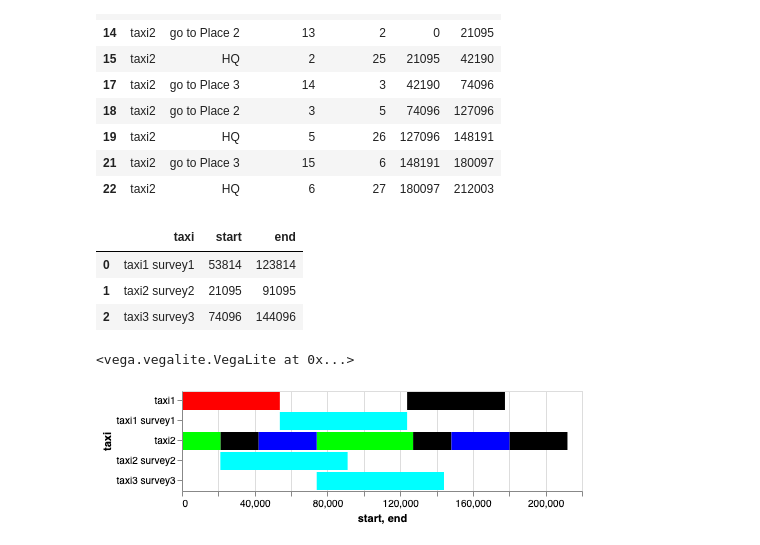
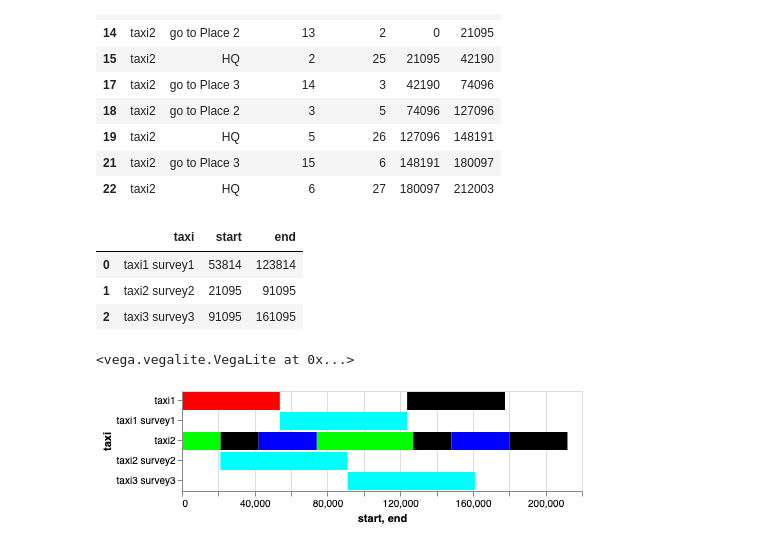
Before and after one commit to lucasPDY/Machine-Learning-with-MiniZinc, a Jupyter notebook: Taxi/taxi.ipynb, the cells around one changed output. Drawn from its saved outputs; the diff is of its cells as text; code cells hidden in the pictures.

Commit message:
Updated trip duration

```diff
--- a/Taxi/taxi.ipynb
+++ b/Taxi/taxi.ipynb
@@ -351,5 +384,3 @@ NameError: name 'category_duration' is not defined
 # df.plot(style=['o','rx'])
 # %%
 # plt.boxplot(df_wall['predicted_val'])
-# %%
-temp_df = df_wall[['dropoff_latitude','dropoff_longitude','dist_pickup_to_dropoff','trip_duration']]
@@ -813,8 +816,13 @@ a
 # routeOf = [1, 7, 7, 1, 7, 7, 1, 2, 3, 4, 5, 6, 7, 8, 9, 10, 11, 12, 1, 2, 3, 4, 5, 6, 7, 8, 9, 10, 11, 12];
 # time = [69971, 89805, 144605, 71771, 91605, 146405, 0, 141742, 141742, 141742, 141742, 0, 0, 267970, 267970, 267970, 267970, 0, 141742, 141742, 141742, 141742, 0, 0, 267970, 267970, 267970, 267970, 0, 0]
 
+# successor = [4, 25, 5, 19, 26, 27, 1, 20, 21, 22, 23, 24, 2, 3, 6, 28, 29, 30, 8, 9, 10, 11, 12, 13, 14, 15, 16, 17, 18, 7];
+# routeOf = [1, 7, 8, 1, 8, 9, 1, 2, 3, 4, 5, 6, 7, 8, 9, 10, 11, 12, 1, 2, 3, 4, 5, 6, 7, 8, 9, 10, 11, 12];
+# time = [53814, 21095, 74096, 123814, 127096, 180097, 0, 177628, 177628, 177628, 177628, 0, 0, 42190, 148191, 212003, 212003, 0, 177628, 177628, 177628, 177628, 0, 0, 42190, 148191, 212003, 212003, 0, 0];
+
+# surveyStart = [53814, 21095, 74096];
+
 successor = [4, 25, 5, 19, 26, 27, 1, 20, 21, 22, 23, 24, 2, 3, 6, 28, 29, 30, 8, 9, 10, 11, 12, 13, 14, 15, 16, 17, 18, 7];
 routeOf = [1, 7, 8, 1, 8, 9, 1, 2, 3, 4, 5, 6, 7, 8, 9, 10, 11, 12, 1, 2, 3, 4, 5, 6, 7, 8, 9, 10, 11, 12];
 time = [53814, 21095, 74096, 123814, 127096, 180097, 0, 177628, 177628, 177628, 177628, 0, 0, 42190, 148191, 212003, 212003, 0, 177628, 177628, 177628, 177628, 0, 0, 42190, 148191, 212003, 212003, 0, 0];
-
-surveyStart = [53814, 21095, 74096];
+surveyStart = [53814, 21095, 91095];
@@ -906,27 +902,28 @@ survey2_df
 |  | taxi | start | end |
 | 0 | taxi1 survey1 | 53814 | 123814 |
 | 1 | taxi2 survey2 | 21095 | 91095 |
-| 2 | taxi3 survey3 | 74096 | 144096 |
+| 2 | taxi3 survey3 | 91095 | 161095 |
 # %%
 import altair as alt
 import pandas as pd
+alt.renderers.enable('notebook')
 
 color = ['#000000','#FF0000','#00FF00','#0000FF','#FFFF00','#00FFFF','#FF00FF','#C0C0C0','#808080','#800000','#808000','#008000','#800080','#008080','#000080']
 
 
 backHQ = alt.Chart(ress_df[(ress_df.state == "HQ") ]).mark_bar(color=color[0]).encode(x='start',x2='end',y='taxi')
 
 goto1 = alt.Chart(ress_df[(ress_df['state'].str[-1] == "1") ]).mark_bar(color=color[1]).encode(x='start',x2='end',y='taxi')
 goto2 = alt.Chart(ress_df[(ress_df['state'].str[-1] == "2") ]).mark_bar(color=color[2]).encode(x='start',x2='end',y='taxi')
 goto3 = alt.Chart(ress_df[(ress_df['state'].str[-1] == "3") ]).mark_bar(color=color[3]).encode(x='start',x2='end',y='taxi')
 
 
 ts2 = alt.Chart(survey2_df).mark_bar(color=color[5]).encode(x='start',x2='end',y='taxi')
 
 backHQ + goto1 + goto2 + goto3 + ts2
 # %% [output]
 <vega.vegalite.VegaLite at 0x...>
-[figure, old version]
+[figure, new version]
 # %%
 # libraries
 import pandas as pd
```
Also changed, not shown: parts of 40 cells of this notebook, 1 other file.
